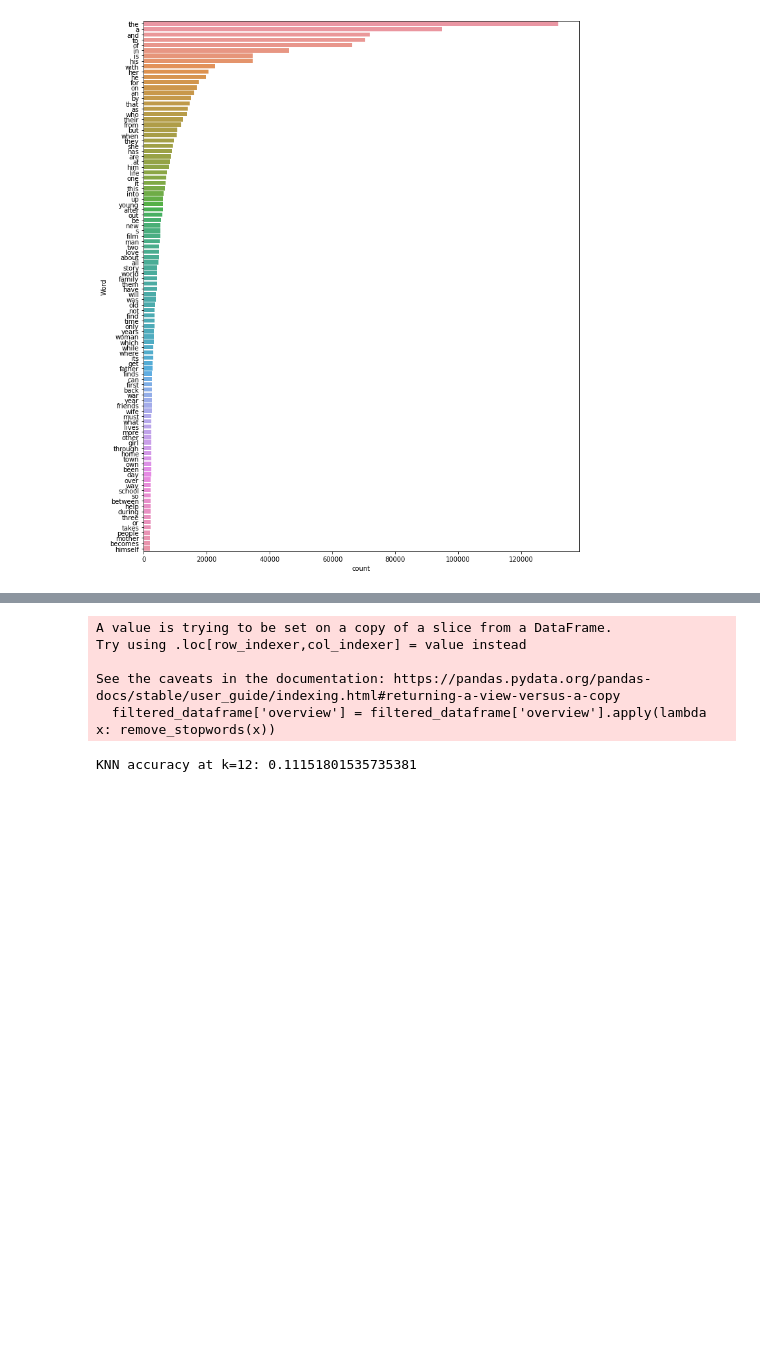
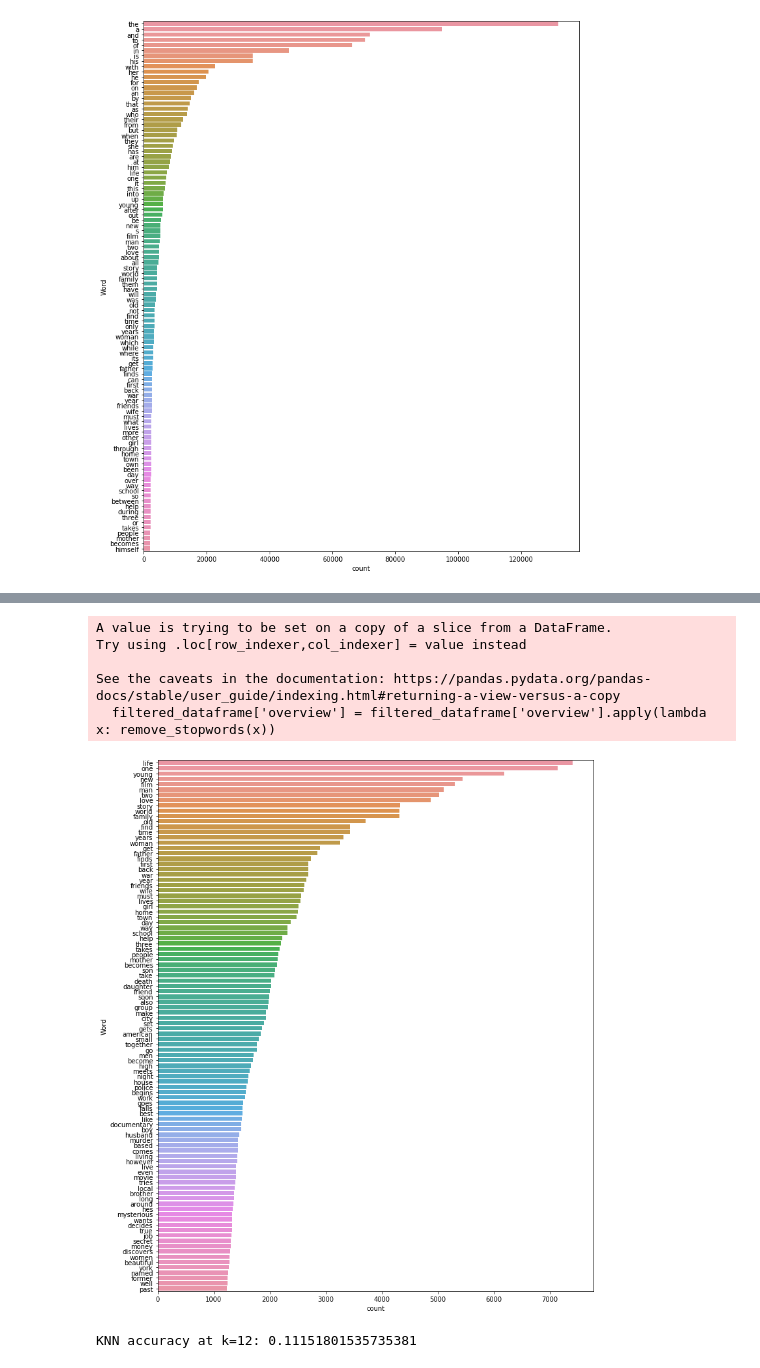
Before and after one commit to rmedina0531/movie-database-ml-project, a Jupyter notebook: main.ipynb, the cells around one changed output, grey strips where cells are left out. Cells and saved outputs as stored; diff of their text form; code cells hidden in the pictures; blank space fills up the shorter version.

```diff
--- a/main.ipynb
+++ b/main.ipynb
@@ -442,19 +426,22 @@ True
 # %%
 from nltk.corpus import stopwords
 stop_words = set(stopwords.words('english'))
 
 # function to remove stopwords
 def remove_stopwords(text):
     no_stopword_text = [w for w in text.split() if not w in stop_words]
     return ' '.join(no_stopword_text)
 
 filtered_dataframe['overview'] = filtered_dataframe['overview'].apply(lambda x: remove_stopwords(x))
+
+freq_words(filtered_dataframe['overview'], 100)
 # %% [output]
 A value is trying to be set on a copy of a slice from a DataFrame.
 Try using .loc[row_indexer,col_indexer] = value instead
 
 See the caveats in the documentation: https://pandas.pydata.org/pandas-docs/stable/user_guide/indexing.html#returning-a-view-versus-a-copy
   filtered_dataframe['overview'] = filtered_dataframe['overview'].apply(lambda x: remove_stopwords(x))
+[figure, added]
 # %%
 multilabel_binarizer = MultiLabelBinarizer()
 multilabel_binarizer.fit(filtered_dataframe['genres'])
```
Also changed, not shown: parts of 10 cells of this notebook.
